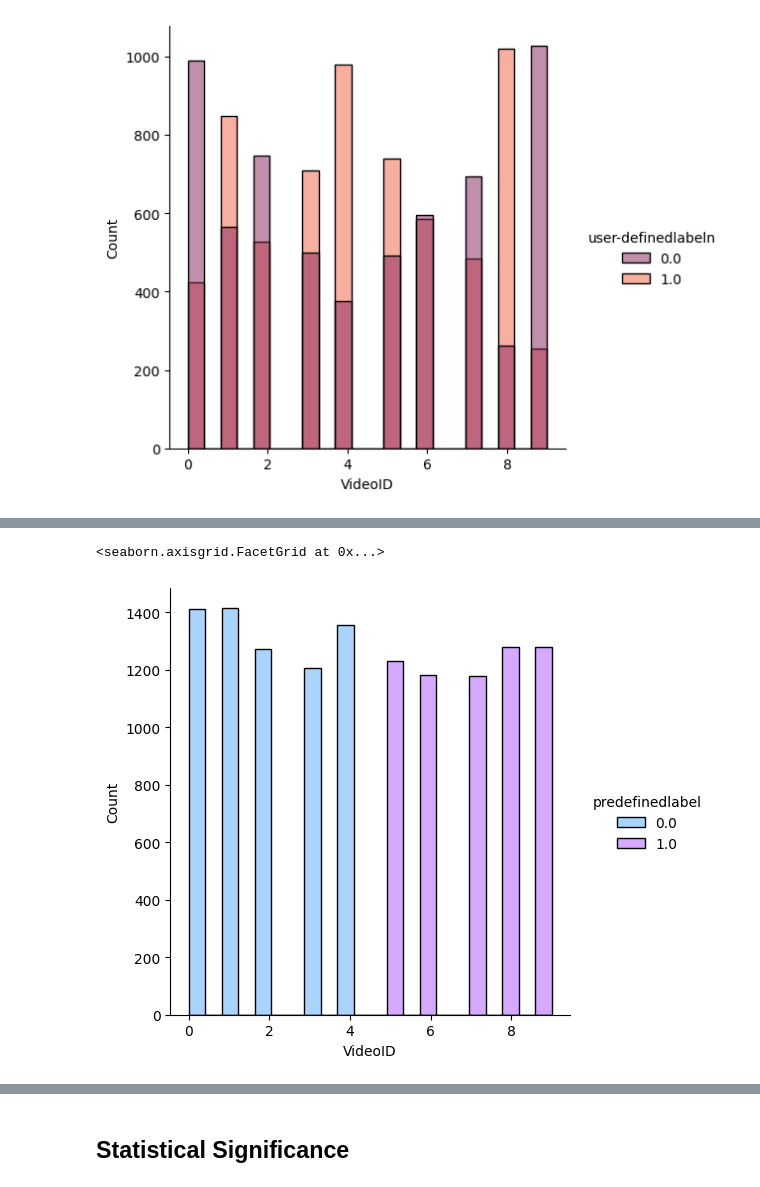
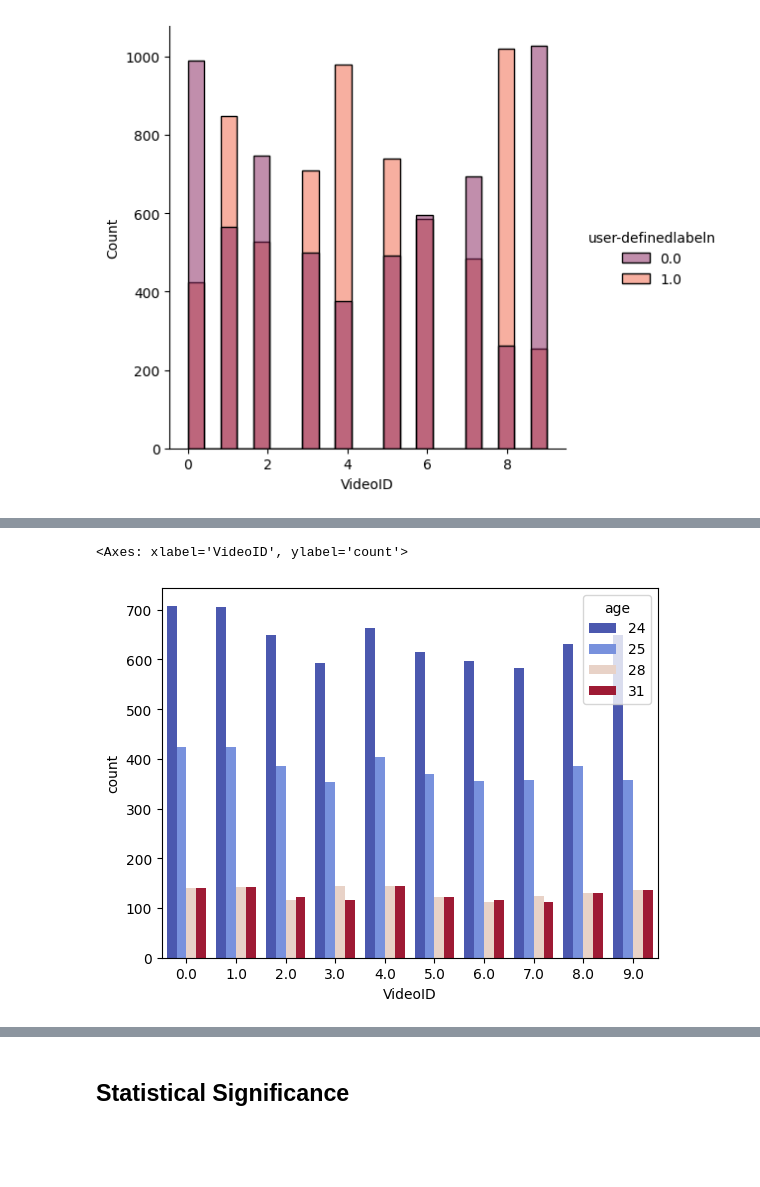
Before and after one commit to fahim-muntasir-niloy/ATTENTION-EEG-XAI, a Jupyter notebook: attention_eeg.ipynb, the cells around one changed output, grey strips where cells are left out. Drawn from its saved outputs; the diff is of its cells as text; code cells hidden in the pictures; blank space fills up the shorter version.

```diff
--- a/attention_eeg.ipynb
+++ b/attention_eeg.ipynb
@@ -5,6 +7,7 @@ import matplotlib.pyplot as plt
 import seaborn as sns
 
 df = pd.read_csv('Attention_EEG_data.csv')
+demographic = pd.read_csv("demographic_info.csv")
 df.head()
 # %% [output]
 |  | SubjectID | VideoID | Attention | Mediation | Raw | Delta | Theta | Alpha1 | Alpha2 | Beta1 | ... |
@@ -35,0 +19,6 @@ memory usage: 1.5 MB
+# %%
+demographic.rename(columns={'subject ID':'SubjectID',
+                            ' gender':'gender',
+                            ' age':'age'},inplace=True)
+# %%
+df = df.merge(demographic,on='SubjectID')
@@ -45,5 +53,5 @@ sns.displot(data=df, x='VideoID', hue='user-definedlabeln', palette='rocket')
 # %%
-sns.displot(data=df, x='VideoID', hue='predefinedlabel', palette='cool')
+sns.countplot(data=df, x='VideoID', hue='age', palette='coolwarm')
 # %% [output]
-<seaborn.axisgrid.FacetGrid at 0x...>
+<Axes: xlabel='VideoID', ylabel='count'>
-[figure, old version]
+[figure, new version]
```
Also changed, not shown: parts of 28 cells of this notebook, 1 other file.
